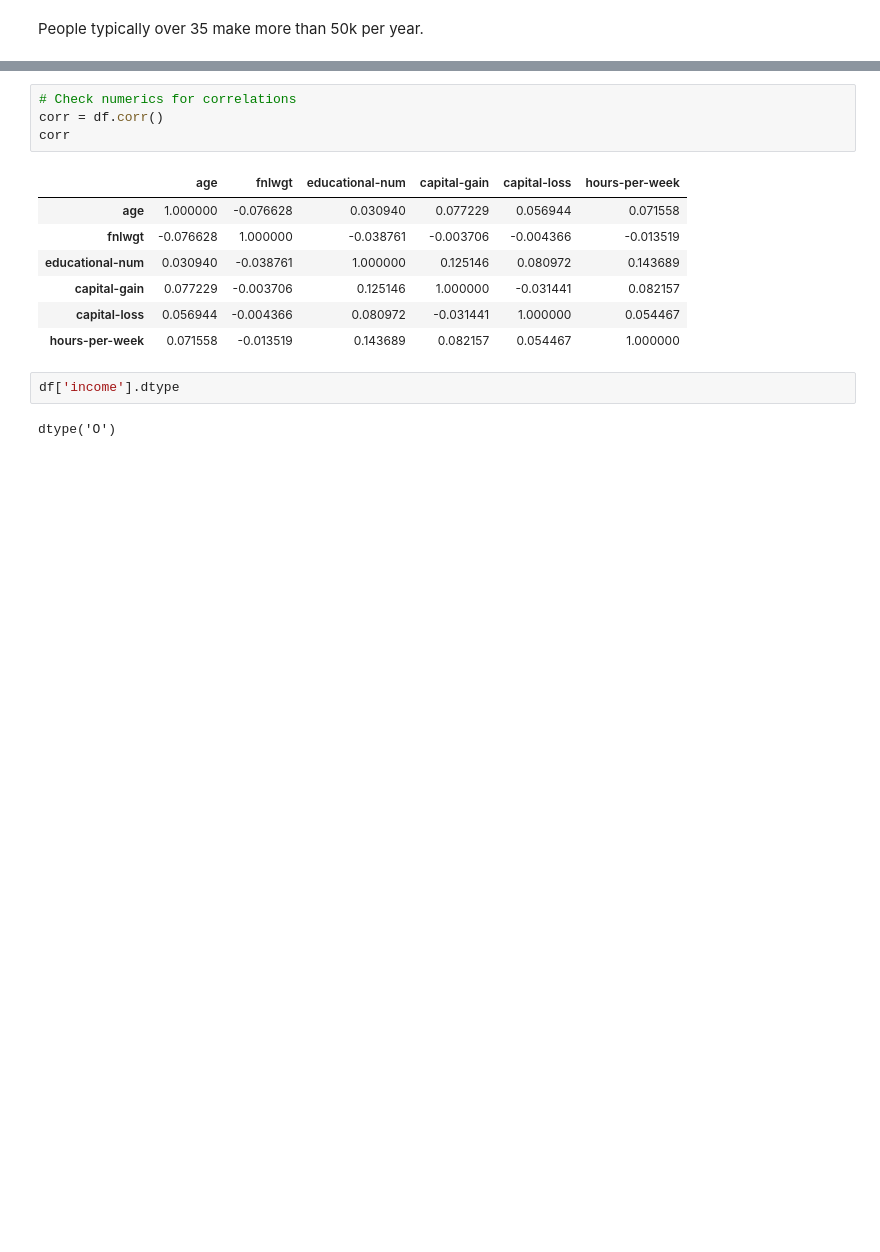
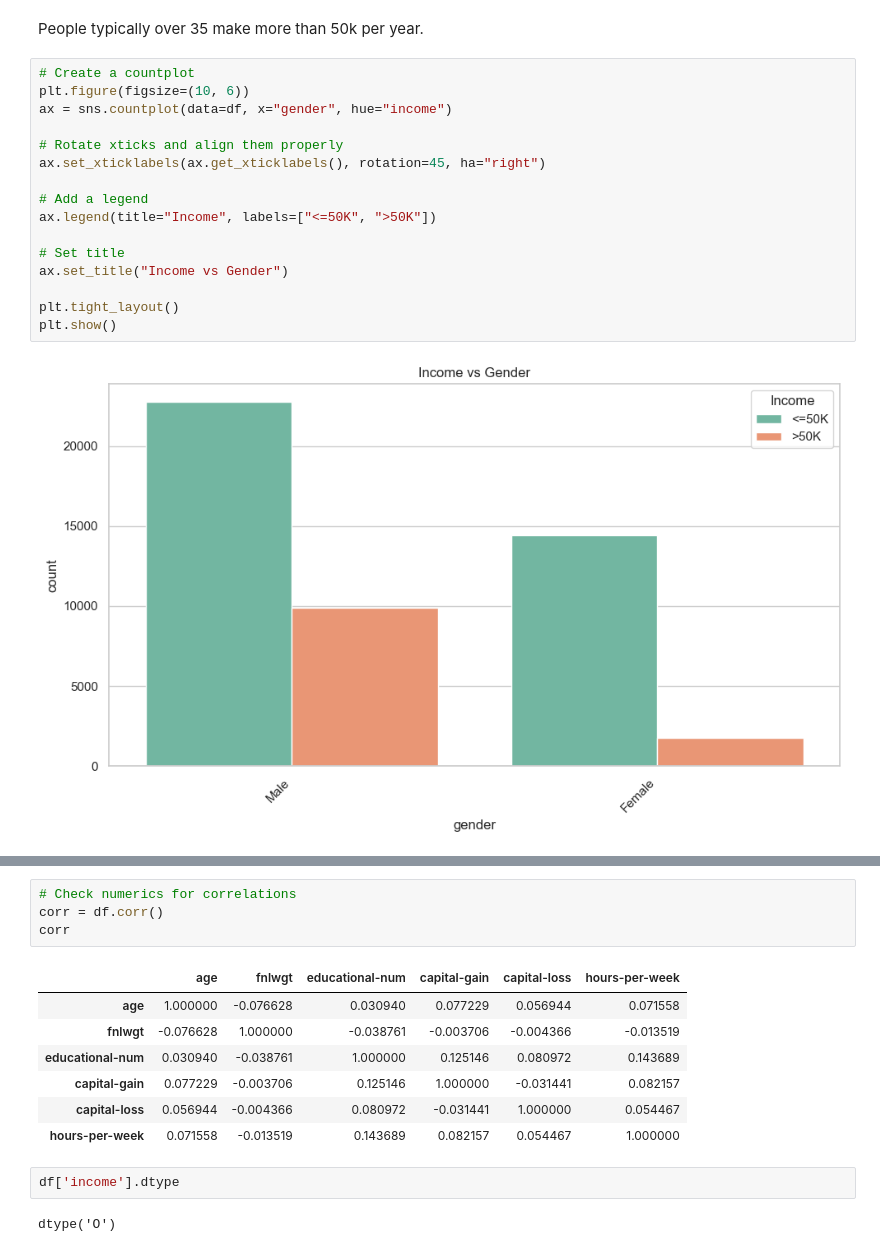
Before and after one commit to hokushrine/Prediction-of-Adult-Income, a Jupyter notebook: Adult_Income_Analysis.ipynb, the cells around one changed output, grey strips where cells are left out. Drawn from its saved outputs; the diff is of its cells as text; blank space fills up the shorter version.

```diff
--- a/Adult_Income_Analysis.ipynb
+++ b/Adult_Income_Analysis.ipynb
@@ -452,2 +454,20 @@ plt.show()
 # %% [markdown]
 People typically over 35 make more than 50k per year.
+# %%
+# Create a countplot
+plt.figure(figsize=(10, 6))
+ax = sns.countplot(data=df, x="gender", hue="income")
+
+# Rotate xticks and align them properly
+ax.set_xticklabels(ax.get_xticklabels(), rotation=45, ha="right")
+
+# Add a legend
+ax.legend(title="Income", labels=["<=50K", ">50K"])
+
+# Set title
+ax.set_title("Income vs Gender")
+
+plt.tight_layout()
+plt.show()
+# %% [output]
+[figure, added]
```
Also changed, not shown: parts of 12 cells of this notebook, 5 other files.
